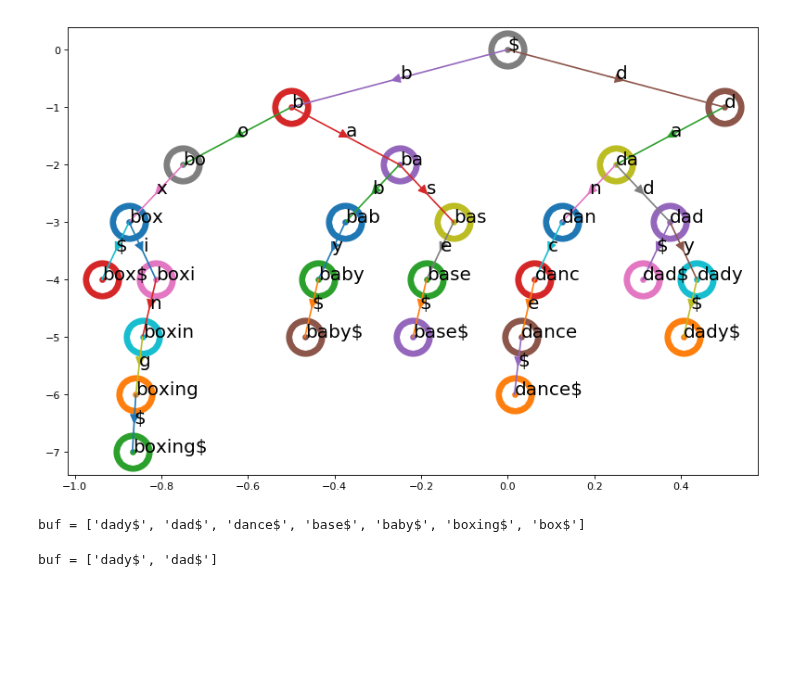
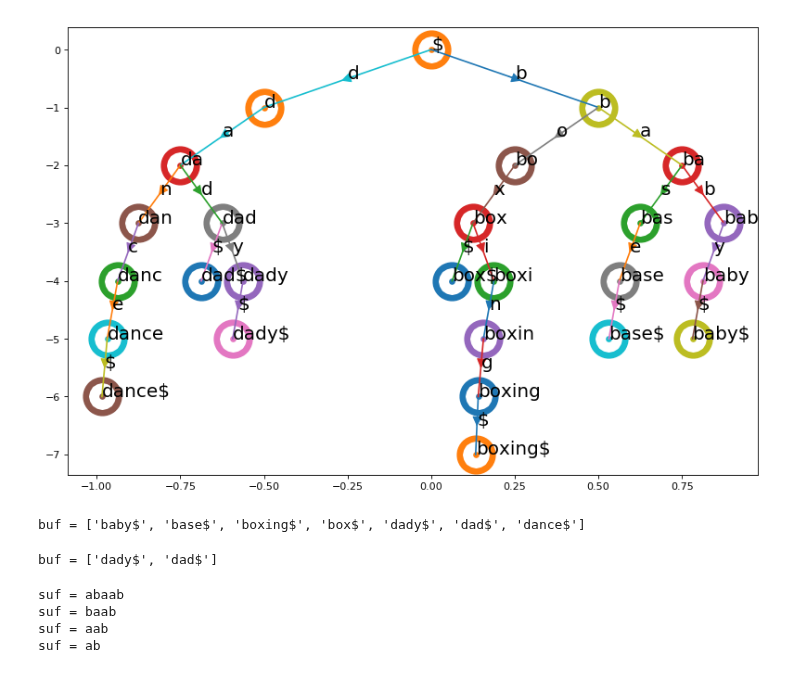
Before and after one commit to longle2718/fundaCS, a Jupyter notebook: trie/Trie.ipynb, the cells around one changed output. Cells and saved outputs as stored; diff of their text form; code cells hidden in the pictures; blank space fills up the shorter version.

Commit message:
debugging SufTreeNode.py. added utils.py

```diff
--- a/trie/Trie.ipynb
+++ b/trie/Trie.ipynb
@@ -8,9 +10,9 @@ words = ['box$', 'boxing$', 'baby$', 'base$', 'dance$', 'dad$', 'dady$']
 mTrie = Trie.buildTrie(words)
 #print(mTrie.val)
 # %%
-buf = Trie.allWords(mTrie,plot=True)
+buf = utils.allWords(mTrie,plot=True)
 print('buf = %s' % buf)
 # %% [output]
-[figure, old version]
+[figure, new version]
-buf = ['dady$', 'dad$', 'dance$', 'base$', 'baby$', 'boxing$', 'box$']
+buf = ['baby$', 'base$', 'boxing$', 'box$', 'dady$', 'dad$', 'dance$']
 # %%
@@ -18,3 +20,11 @@ buf = Trie.autocomplete(mTrie,'dad')
 print('buf = %s' % buf)
 # %% [output]
 buf = ['dady$', 'dad$']
+# %%
+words = ['abaab'] # 'BANANA$' 'ababc$' 'abaab$'
+mSufTree = SufTreeNode.buildSufTree(words)
+# %% [output]
+suf = abaab
+suf = baab
+suf = aab
+suf = ab
```
Also changed, not shown: parts of 3 cells of this notebook, 3 other files.
